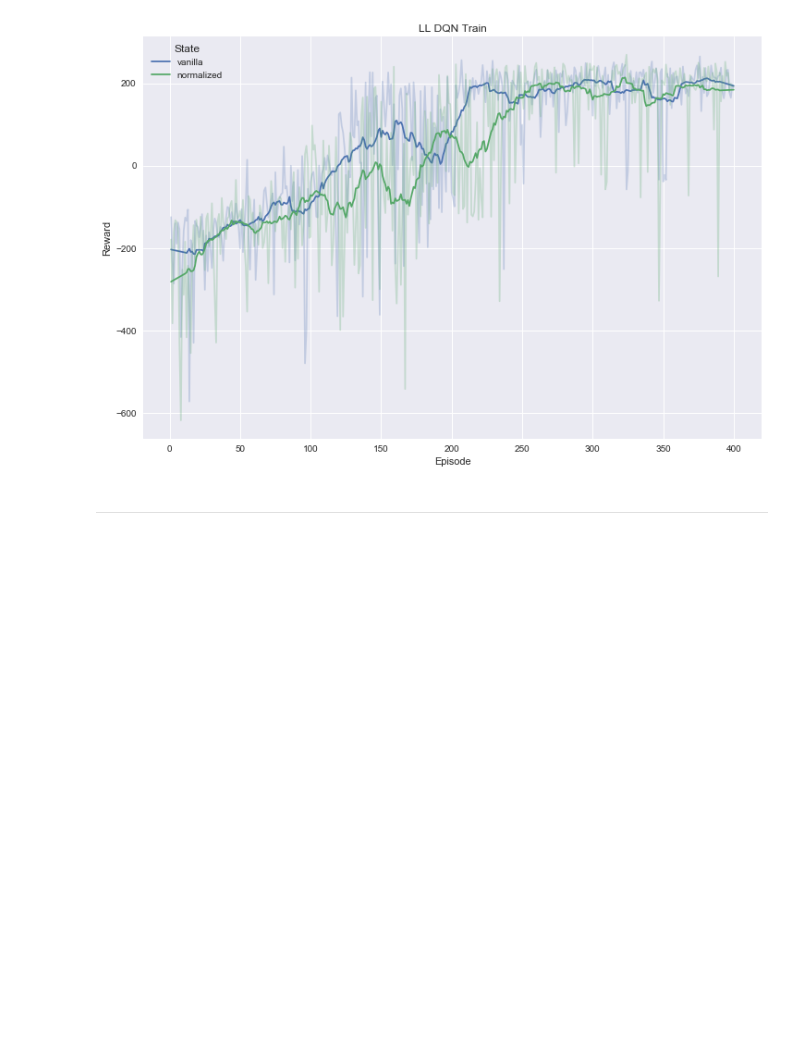
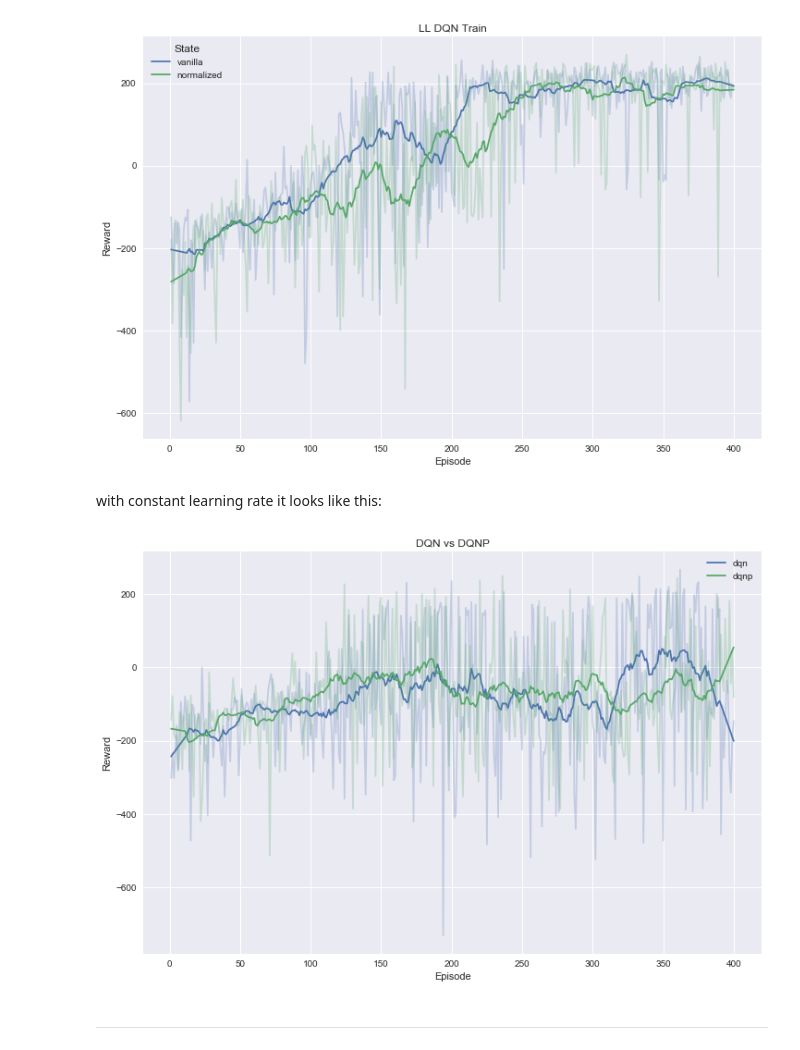
Before and after one commit to stefan-niculae/lunar-rainbow, a Jupyter notebook: visualize-results.ipynb, the cells around one changed output. Drawn from its saved outputs; the diff is of its cells as text; code cells hidden in the pictures; blank space fills up the shorter version.

```diff
--- a/visualize-results.ipynb
+++ b/visualize-results.ipynb
@@ -34,6 +34,20 @@ plt.legend(title='State')
 plt.show()
 # %% [output]
 [figure]
+# %% [markdown]
+with constant learning rate it looks like this:
+# %%
+plt.figure(figsize=(12, 8))
+training_progress_static([
+    pd.read_csv(OUTPUTS_DIR / f'dqn on lander @ 06.05 10.17-3/train.csv'),
+    pd.read_csv(OUTPUTS_DIR / f'dqnp on lander @ 06.05 10.16-1/train.csv'),
+], [20] * 2, ['dqn', 'dqnp'])
+
+plt.title('DQN vs DQNP')
+plt.legend()
+plt.show()
+# %% [output]
+[figure, added]
 # %%
 run_files = [f'lander-{a}-observed-progress.csv' for a in ['vanilla', 'extended', 'dqn', 'dqnp']]
 dfs = [pd.read_csv(OUTPUTS_DIR / f) for f in run_files]
```
Also changed, not shown: parts of 1 cell of this notebook, 1 other file.
